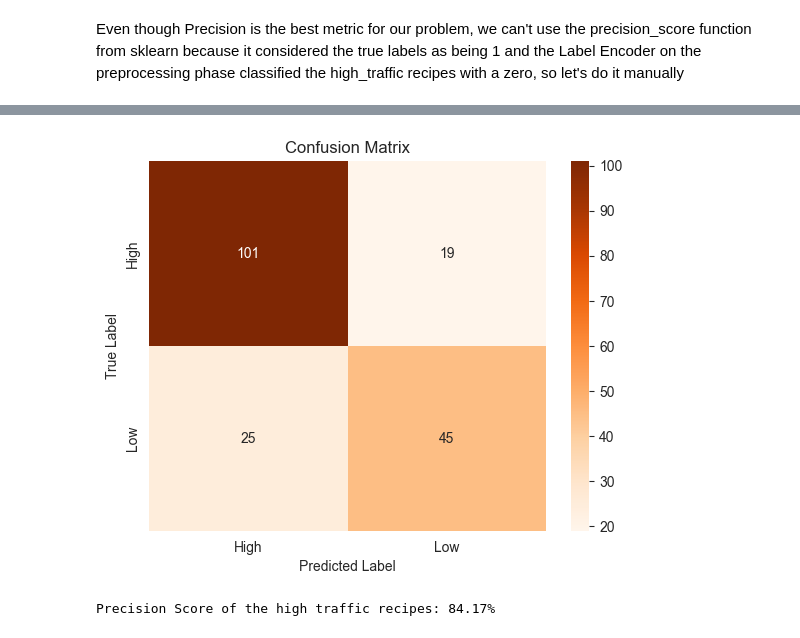
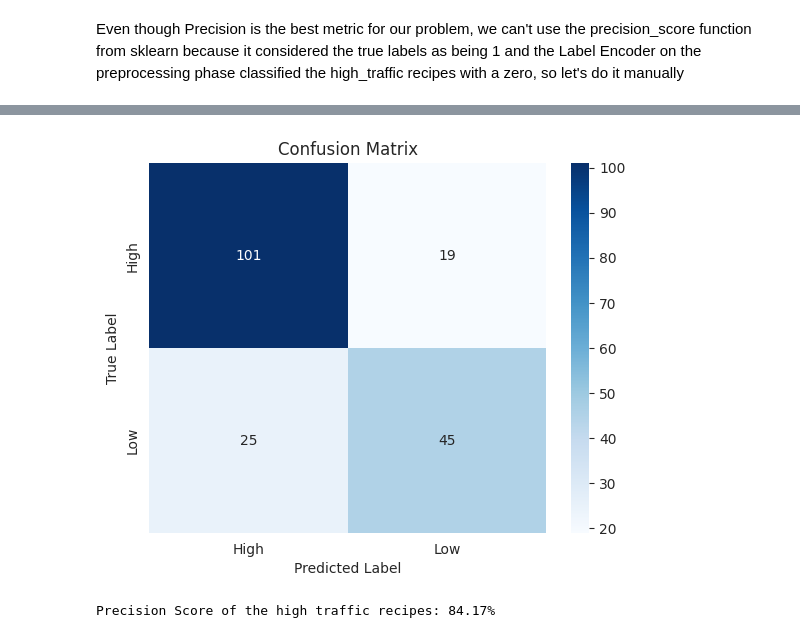
Before and after one commit to Rookie-Mistake/recipes_traffic, a Jupyter notebook: recipes_traffic.ipynb, the cells around one changed output, grey strips where cells are left out. Cells and saved outputs as stored; diff of their text form; code cells hidden in the pictures.

```diff
--- a/recipes_traffic.ipynb
+++ b/recipes_traffic.ipynb
@@ -285,7 +614,7 @@ def numeric_cols_analysis(df, column, fig_size):
 
 #colors: red: #ec5966, grey: #b3aba3, greyish:#ddd0c6
 
-colors = ["#DF9429", "#a8aaad", "#4d4845"]
+colors = ["#ec5966", "#a8aaad", "#4d4845"]
 
 sns.set_palette(colors)
 # %% [markdown]
@@ -390,11 +713,8 @@ Is possible that, in model development those columns would not contribute to mus
 to_remove = ["4 as a snack", "6 as a snack"]
 
 #remove the rows
-df2 = df2[~df2.servings.isin(to_remove)]
+df_norm2 = df_norm2[~df_norm2.servings.isin(to_remove)]
 
-#remove categories and convert the column to numeric
-df2["servings"] = df2["servings"].cat.remove_categories(to_remove)
-
-#convert "servings" to numeric
-df2["servings"] = df2["servings"].astype("int")
+#convert "servings" to float
+df_norm2["servings"] = df_norm2["servings"].astype("float")
 # %%
@@ -627,0 +856,16 @@ eval_models(df_drop)
+# %%
+#Adding back all the values
+
+df_final = df2.copy()
+
+#One Hot Encode and Label Encode the dataset
+
+df_final = pd.get_dummies(df_final, columns=["category"], prefix='cat')
+df_final = pd.get_dummies(df_final, columns=["servings"], prefix='serv')
+
+le = LabelEncoder()
+df_final.high_traffic = le.fit_transform(df_final.high_traffic)
+
+#Remove the 4 columns
+
+df_final = df_final.drop(["calories", "carbohydrate", "sugar", "protein"], axis=1)
@@ -738,8 +906,8 @@ from sklearn.model_selection import RepeatedStratifiedKFold
 from sklearn.model_selection import GridSearchCV
 from sklearn.metrics import make_scorer, accuracy_score, precision_score, f1_score
 # %%
-X = df_all.drop("high_traffic", axis=1)
-y = df_all["high_traffic"]
+X = df_final.drop("high_traffic", axis=1)
+y = df_final["high_traffic"]
 # %%
 model = LogisticRegression()
 # %%
@@ -875,15 +1045,14 @@ array([[101,  19],
 # %%
 # Plot matrix
-sns.heatmap(cm, annot=True, fmt='d', cmap='Oranges')
+sns.heatmap(cm, annot=True, fmt='d', cmap='Blues')
 plt.xlabel('Predicted Label')
 plt.ylabel('True Label')
 plt.yticks([0.5, 1.5], labels=["High", "Low"])
 plt.xticks([0.5, 1.5], labels=["High", "Low"])
 plt.title('Confusion Matrix')
-plt.savefig("cm.png", bbox_inches="tight")
 plt.show()
 # %% [output]
-[figure, old version]
+[figure, new version]
 # %%
 #Using the Confunsion Matrix as the reference, the true positives are 101 and the false positives are 19
 
```
Also changed, not shown: parts of 156 cells of this notebook, 1 other file.
